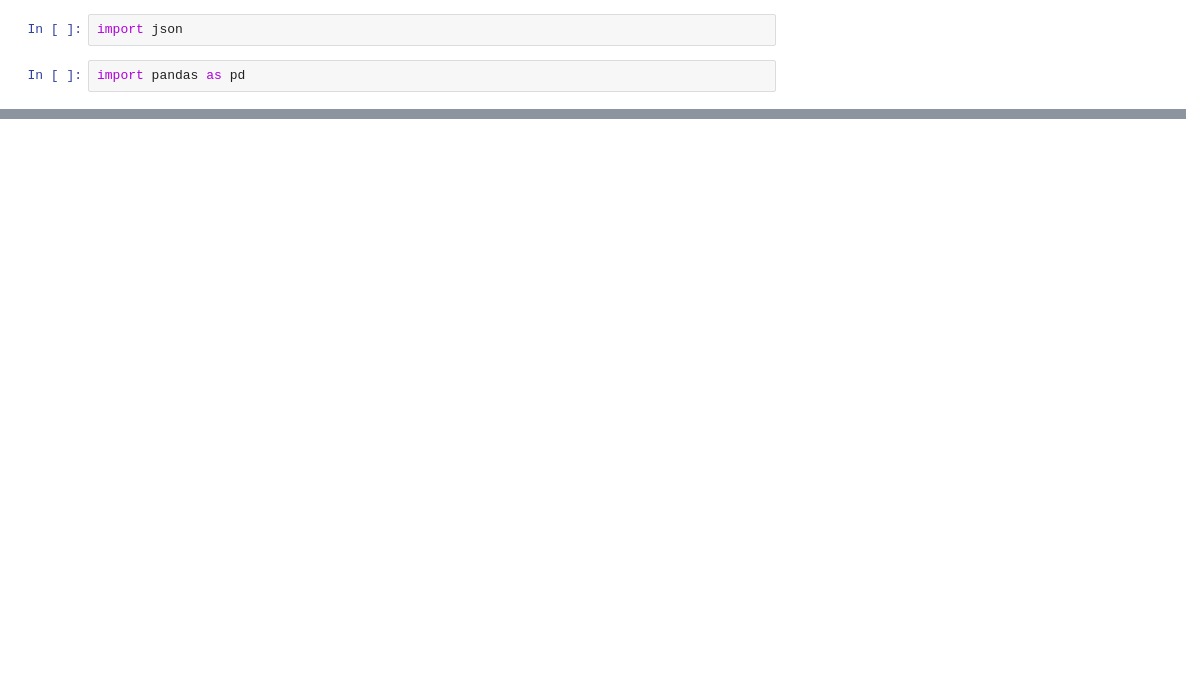
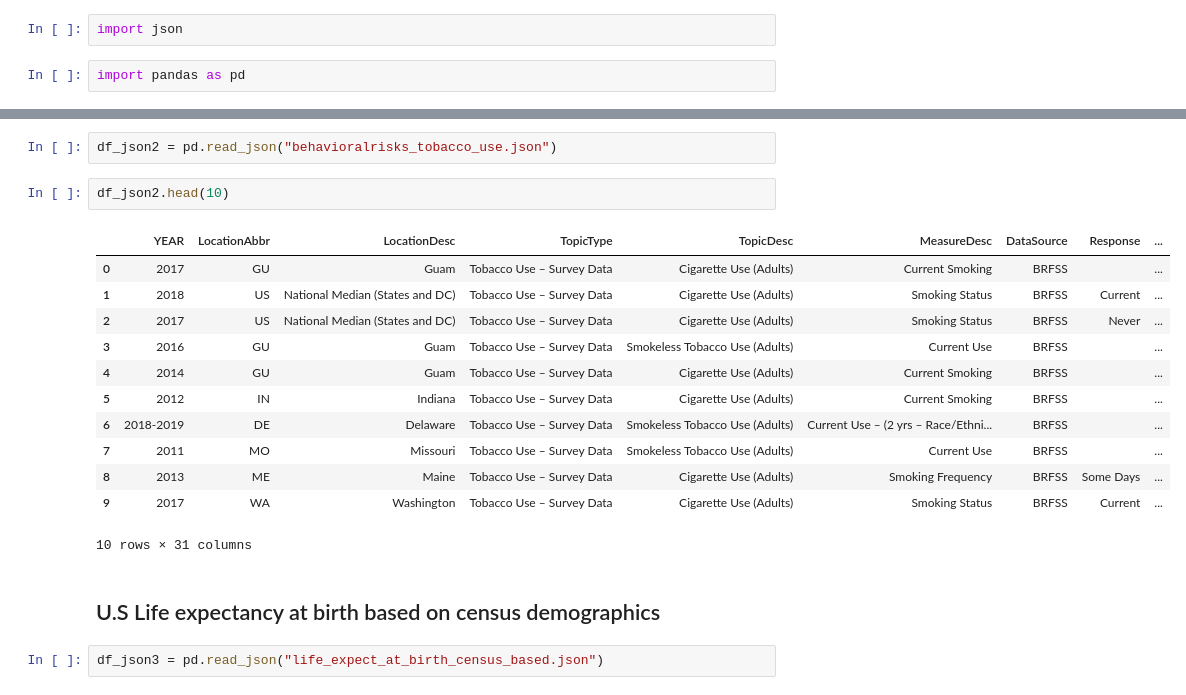
Before and after one commit to angeliki-tzanou/datasci_1_loading, a Jupyter notebook: HHA_507_Assignment_1.ipynb, the cells around one changed output, grey strips where cells are left out. Drawn from its saved outputs; the diff is of its cells as text; blank space fills up the shorter version.

```diff
--- a/HHA_507_Assignment_1.ipynb
+++ b/HHA_507_Assignment_1.ipynb
@@ -174,0 +190,21 @@ JSONDecodeError: ignored
+# %%
+df_json2 = pd.read_json("behavioralrisks_tobacco_use.json")
+# %%
+df_json2.head(10)
+# %% [output]
+|  | YEAR | LocationAbbr | LocationDesc | TopicType | TopicDesc | MeasureDesc | DataSource | Response | ... |
+| 0 | 2017 | GU | Guam | Tobacco Use – Survey Data | Cigarette Use (Adults) | Current Smoking | BRFSS |  | ... |
+| 1 | 2018 | US | National Median (States and DC) | Tobacco Use – Survey Data | Cigarette Use (Adults) | Smoking Status | BRFSS | Current | ... |
+| 2 | 2017 | US | National Median (States and DC) | Tobacco Use – Survey Data | Cigarette Use (Adults) | Smoking Status | BRFSS | Never | ... |
+| 3 | 2016 | GU | Guam | Tobacco Use – Survey Data | Smokeless Tobacco Use (Adults) | Current Use | BRFSS |  | ... |
+| 4 | 2014 | GU | Guam | Tobacco Use – Survey Data | Cigarette Use (Adults) | Current Smoking | BRFSS |  | ... |
+| 5 | 2012 | IN | Indiana | Tobacco Use – Survey Data | Cigarette Use (Adults) | Current Smoking | BRFSS |  | ... |
+| 6 | 2018-2019 | DE | Delaware | Tobacco Use – Survey Data | Smokeless Tobacco Use (Adults) | Current Use – (2 yrs – Race/Ethni... | BRFSS |  | ... |
+| 7 | 2011 | MO | Missouri | Tobacco Use – Survey Data | Smokeless Tobacco Use (Adults) | Current Use | BRFSS |  | ... |
+| 8 | 2013 | ME | Maine | Tobacco Use – Survey Data | Cigarette Use (Adults) | Smoking Frequency | BRFSS | Some Days | ... |
+| 9 | 2017 | WA | Washington | Tobacco Use – Survey Data | Cigarette Use (Adults) | Smoking Status | BRFSS | Current | ... |
+10 rows × 31 columns
+# %% [markdown]
+## U.S Life expectancy at birth based on census demographics
+# %%
+df_json3 = pd.read_json("life_expect_at_birth_census_based.json")
```
Also changed, not shown: parts of 7 cells of this notebook.
